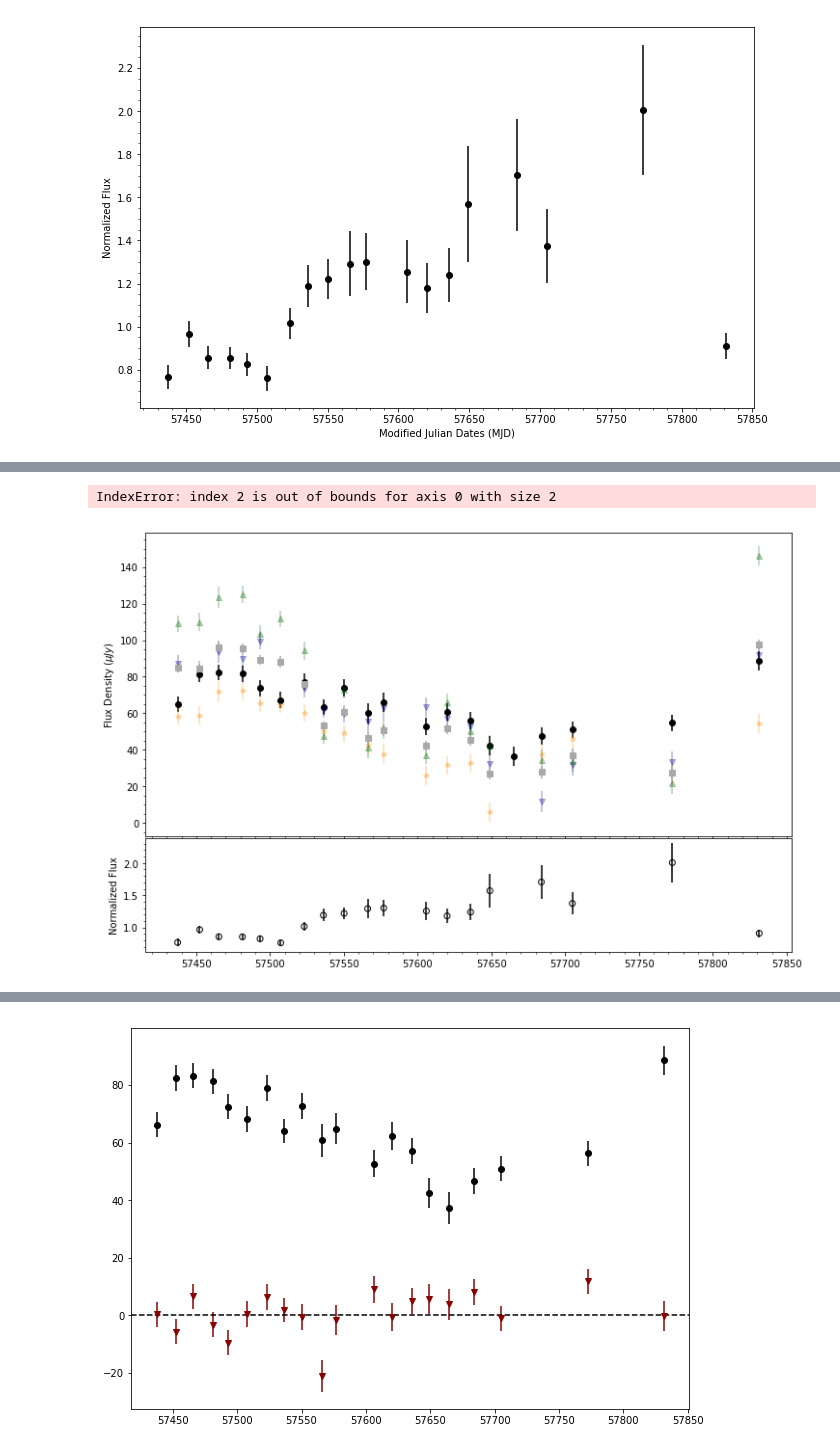
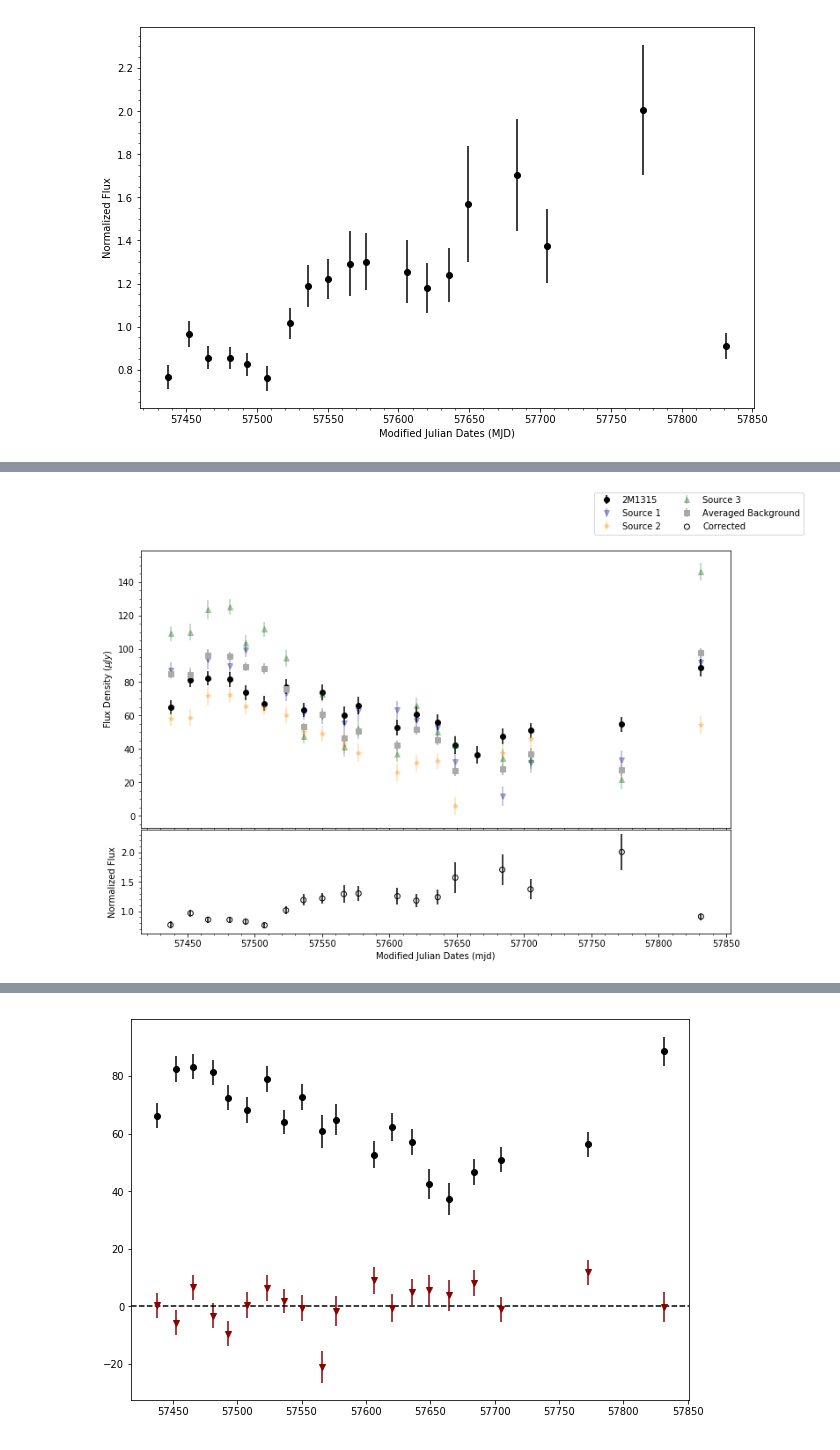
Before and after one commit to rvanlinge/radio_project, a Jupyter notebook: 1315_LTObservations.ipynb, the cells around one changed output, grey strips where cells are left out. Cells and saved outputs as stored; diff of their text form; code cells hidden in the pictures.

Commit message:
Updating notebooks and plots

```diff
--- a/1315_LTObservations.ipynb
+++ b/1315_LTObservations.ipynb
@@ -212,43 +256,41 @@ colors = ['darkblue','darkorange','darkgreen']
 markers = ['v','*','^']
 legend = []
 legend.append(ax[0].errorbar(time,stI,yerr=stErr,color='black',linestyle='none',marker='o',label='2M1315'))
 j = 0
 for i in sources:
     legend.append(ax[0].errorbar(i['mjd'],i['re'],yerr=i['ure'],color=colors[j],linestyle='None',marker=markers[j],label='Source %s'%(j+1),alpha=0.3))
     j = j + 1
 legend.append(ax[0].errorbar(s2['mjd'],avgBack,yerr=avgBackErr,linestyle='None',color='darkgray',marker='s',label='Averaged Background'))
 ax[0].set_ylabel('Flux Density ($\mu Jy$)')
 ax[0].minorticks_on()
 
 
 # Plotting normalized values
 legend.append(ax[1].scatter(avg['mjd'],norm,color='k',marker='o',facecolors='none',edgecolors='black',label='Corrected'))
 ax[1].errorbar(avg['mjd'],norm,color='k',yerr=normErr,linestyle='None',label='_nolegend_')
 ax[1].minorticks_on()
 ax[1].set_ylabel('Normalized Flux')
 
 
-# Making a plot for stokes V
-legend.append(ax[2].errorbar(time,stV,yerr=stErr,color='darkred',marker='x',linestyle='none',label='Stokes V'))
-ax[2].axhline(y=0,linestyle='dashed',color='k')
-ax[2].set_ylabel('Stokes V')
-ax[2].set_ylim(-30,30)
-ax[2].minorticks_on()
+# # Making a plot for stokes V
+# ax[2].axhline(y=0,linestyle='dashed',color='k')
+# ax[2].set_ylabel('Stokes V')
+# ax[2].set_ylim(-30,30)
+# ax[2].minorticks_on()
 
 # Getting labels for the legend
 h,l1 = ax[0].get_legend_handles_labels()
 h,l2 = ax[1].get_legend_handles_labels()
-h,l3 = ax[2].get_legend_handles_labels()
-labels = np.concatenate([l1,l2,l3])
+# h,l3 = ax[2].get_legend_handles_labels()
+labels = np.concatenate([l1,l2])
 
 # Creating the legend and labeling axis
 fig.legend(legend,labels,loc='upper right',ncol=2)
 plt.xlabel('Modified Julian Dates (mjd)')
 plt.savefig('plots/1315_divided.png')
 plt.show()
 # %% [output]
-IndexError: index 2 is out of bounds for axis 0 with size 2
-[figure, old version]
+[figure, new version]
 # %%
 '''
 Reduced Chi-square on the norm
```
Also changed, not shown: parts of 18 cells of this notebook, 9 other files.
